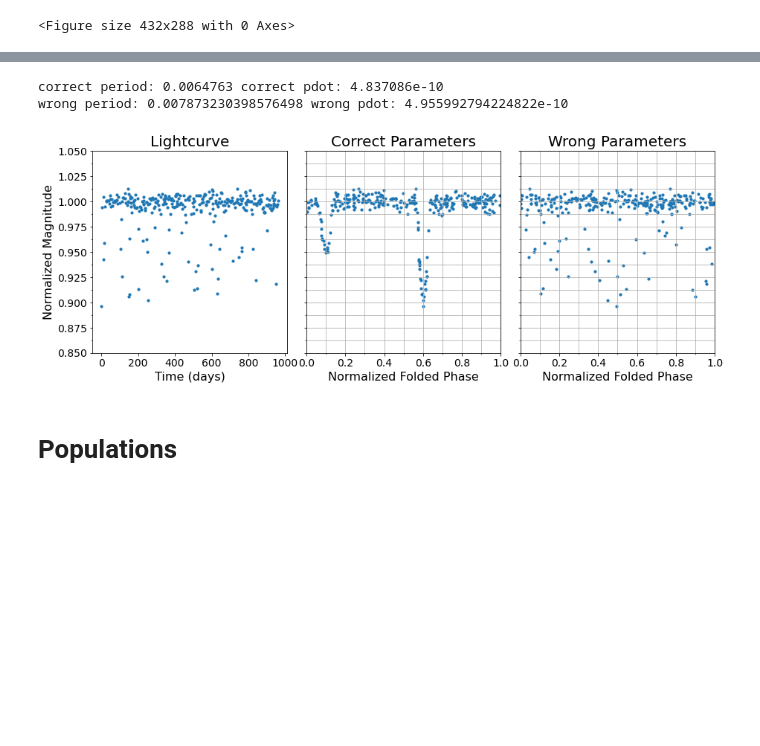
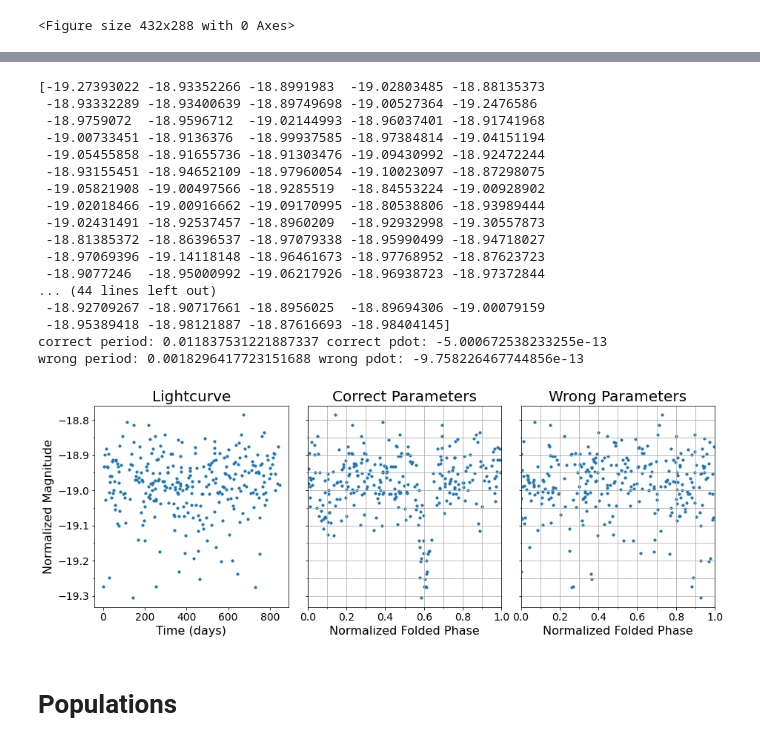
Before and after one commit to mikekatz04/gce, a Jupyter notebook: paper/paper_plots.ipynb, the cells around one changed output, grey strips where cells are left out. Saved outputs shown, nothing was run; the diff lists cells and outputs as text; code cells hidden in the pictures; blank space fills up the shorter version.

```diff
--- a/paper/paper_plots.ipynb
+++ b/paper/paper_plots.ipynb
@@ -80,3 +86,19 @@ lcs[0][:, 1] = np.random.randn(len(mag))*std + mag
 # %% [output]
 0
 <Figure size 432x288 with 0 Axes>
+# %%
+import pickle
+with open('../input/light_curves.pickle', 'rb') as f:
+    check = pickle.load(f)
+
+for i, binary in enumerate(check.values()):
+    print(1./binary.get('params').get('period'), binary.get('t').max(), i)
+keys = list(check.keys())
+
+ind = 38
+
+binary = check[keys[ind]]
+
+input_dict = binary.get('params')
+
+lcs = [np.array([binary.get('t'), binary.get('true_mag')]).T]
@@ -89,50 +129,66 @@ fig.set_size_inches(15.0, 5.0)
 ax = ax.ravel()
 
 
-period = input_dict['period'][0]
+period = input_dict['period']
 frequency = 1./period
-pdot = input_dict['Pdot'][0]
+pdot = input_dict['Pdot']
 
 
-wrong_period = (1+np.random.randn())*period
+wrong_period = np.abs((1+np.random.randn()))*period
 wrong_pdot = (1+np.random.randn())*pdot
 wrong_frequency = 1/wrong_period
 
 t = lcs[0][:,0] + 0.6*period
-mags = lcs[0][:,1]
+mags = -lcs[0][:,1]
 
 fold = np.fmod(t-0.5*pdot*frequency*(t*t), period)*frequency
 wrong_fold = np.fmod(t-0.5*wrong_pdot*wrong_frequency*(t*t), wrong_period)*wrong_frequency
 
+print(mags)
 ax[0].scatter(t, mags, s=10)
 ax[1].scatter(fold, mags, s=10)
 ax[2].scatter(wrong_fold, mags, s=10)
 
 limits = (0.7, 1.05)
-ax[0].set_ylim(*limits)
+#ax[0].set_ylim(*limits)
 
 for (ax_i, title) in zip(ax, titles):
     ax_i.set_title(title, fontsize=20)
     ax_i.tick_params('both', labelsize=14)
 
 #ax[1].set_xticks([0.0, 0.2, 0.4, 0.6, 0.8])
 for ax_i in ax[1:]:
     ax_i.set_xlim(0.0, 1.0)
     ax_i.xaxis.set_minor_locator(AutoMinorLocator(2))
     ax_i.yaxis.set_minor_locator(AutoMinorLocator(2))
     ax_i.grid(True, which='both')
     ax_i.set_xlabel('Normalized Folded Phase', fontsize=16)
 
-ax[0].set_ylim(0.85, 1.05)
+#ax[0].set_ylim(0.85, 1.05)
 ax[0].set_xlabel('Time (days)', fontsize=16)
 ax[0].set_ylabel('Normalized Magnitude', fontsize=16)
 fig.savefig('figures/light_curve_example.pdf', dpi=200)
 print("correct period:", period, "correct pdot:", pdot)
 print("wrong period:", wrong_period, "wrong pdot:", wrong_pdot)
 # %% [output]
-correct period: 0.0064763 correct pdot: 4.837086e-10
-wrong period: 0.007873230398576498 wrong pdot: 4.955992794224822e-10
+[-19.27393022 -18.93352266 -18.8991983  -19.02803485 -18.88135373
+ -18.93332289 -18.93400639 -18.89749698 -19.00527364 -19.2476586
+ -18.9759072  -18.9596712  -19.02144993 -18.96037401 -18.91741968
+ -19.00733451 -18.9136376  -18.99937585 -18.97384814 -19.04151194
+ -19.05455858 -18.91655736 -18.91303476 -19.09430992 -18.92472244
+ -18.93155451 -18.94652109 -18.97960054 -19.10023097 -18.87298075
+ -19.05821908 -19.00497566 -18.9285519  -18.84553224 -19.00928902
+ -19.02018466 -19.00916662 -19.09170995 -18.80538806 -18.93989444
+ -19.02431491 -18.92537457 -18.8960209  -18.92932998 -19.30557873
+ -18.81385372 -18.86396537 -18.97079338 -18.95990499 -18.94718027
+ -18.97069396 -19.14118148 -18.96461673 -18.97768952 -18.87623723
+ -18.9077246  -18.95000992 -19.06217926 -18.96938723 -18.97372844
+... (44 lines left out)
+ -18.92709267 -18.90717661 -18.8956025  -18.89694306 -19.00079159
+ -18.95389418 -18.98121887 -18.87616693 -18.98404145]
+correct period: 0.011837531221887337 correct pdot: -5.000672538233255e-13
+wrong period: 0.0018296417723151688 wrong pdot: -9.758226467744856e-13
-[figure, old version]
+[figure, new version]
 # %% [markdown]
 # Populations
 # %%
```
Also changed, not shown: parts of 14 cells of this notebook, 6 other files.
